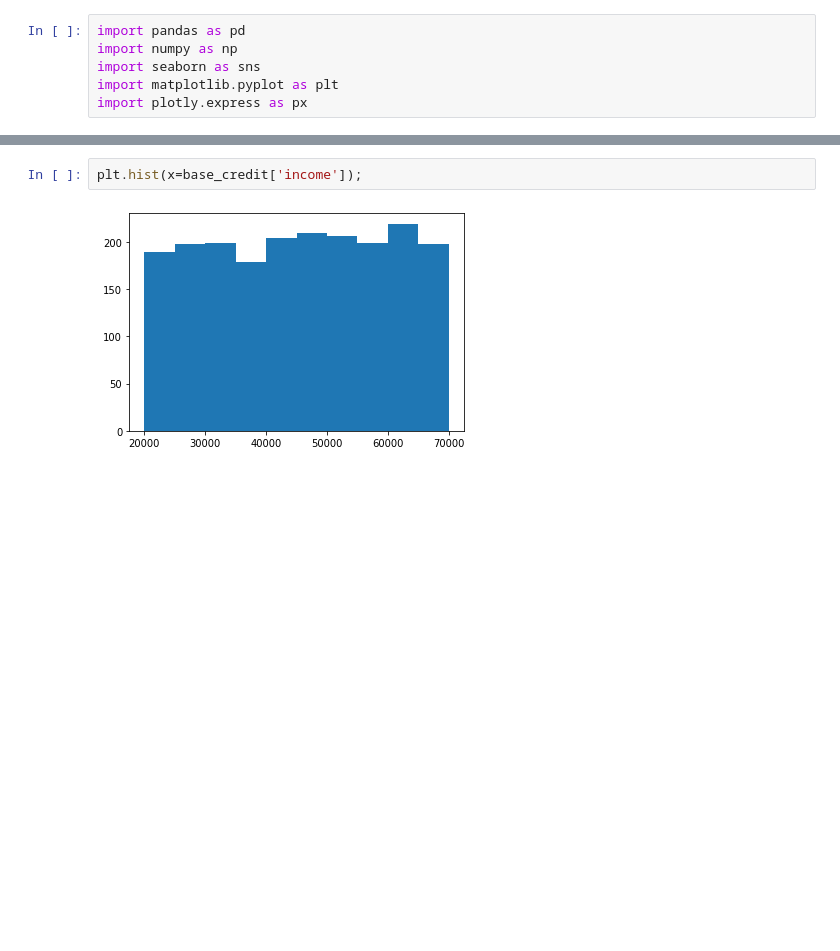
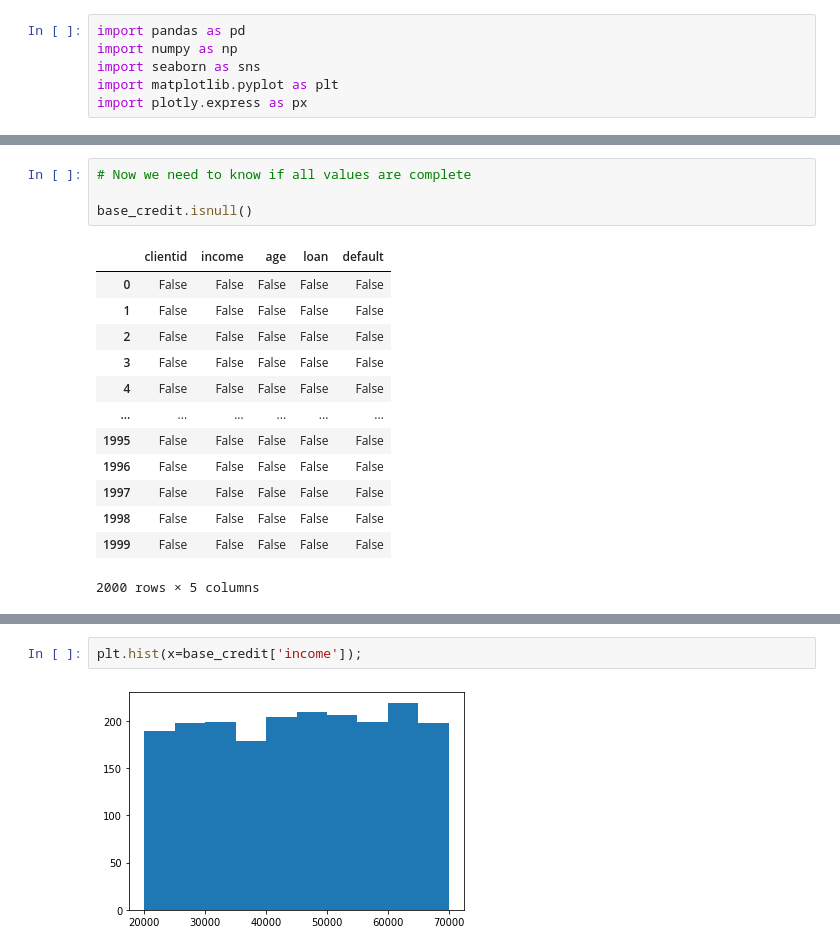
Before and after one commit to Nathan-ferig/machine.learning-data.science, a Jupyter notebook: 001-dados-credito.ipynb, the cells around one changed output, grey strips where cells are left out. Drawn from its saved outputs; the diff is of its cells as text; blank space fills up the shorter version.

```diff
--- a/001-dados-credito.ipynb
+++ b/001-dados-credito.ipynb
@@ -78,0 +201,18 @@ np.unique(base_credit['default'], return_counts=True)
+# %%
+# Now we need to know if all values are complete
+
+base_credit.isnull()
+# %% [output]
+|  | clientid | income | age | loan | default |
+| 0 | False | False | False | False | False |
+| 1 | False | False | False | False | False |
+| 2 | False | False | False | False | False |
+| 3 | False | False | False | False | False |
+| 4 | False | False | False | False | False |
+| ... | ... | ... | ... | ... | ... |
+| 1995 | False | False | False | False | False |
+| 1996 | False | False | False | False | False |
+| 1997 | False | False | False | False | False |
+| 1998 | False | False | False | False | False |
+| 1999 | False | False | False | False | False |
+2000 rows × 5 columns
```
Also changed, not shown: parts of 33 cells of this notebook, 1 other file.
